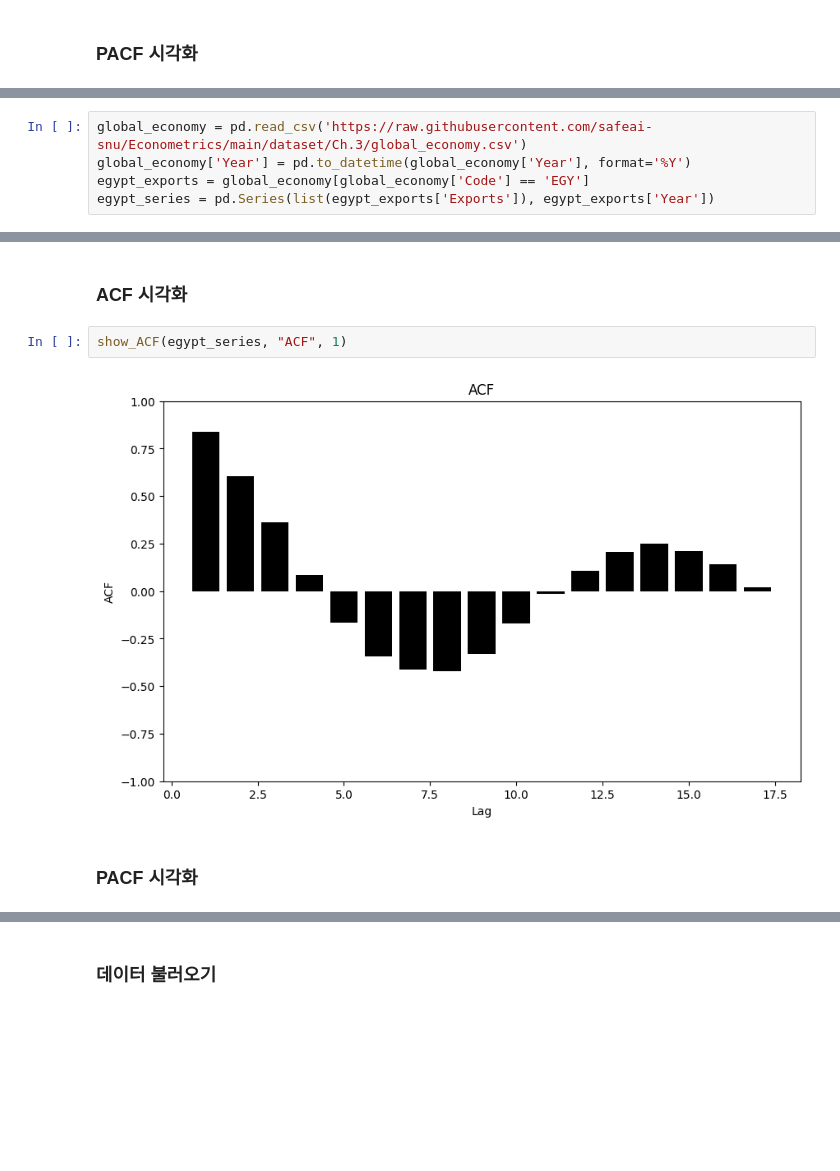
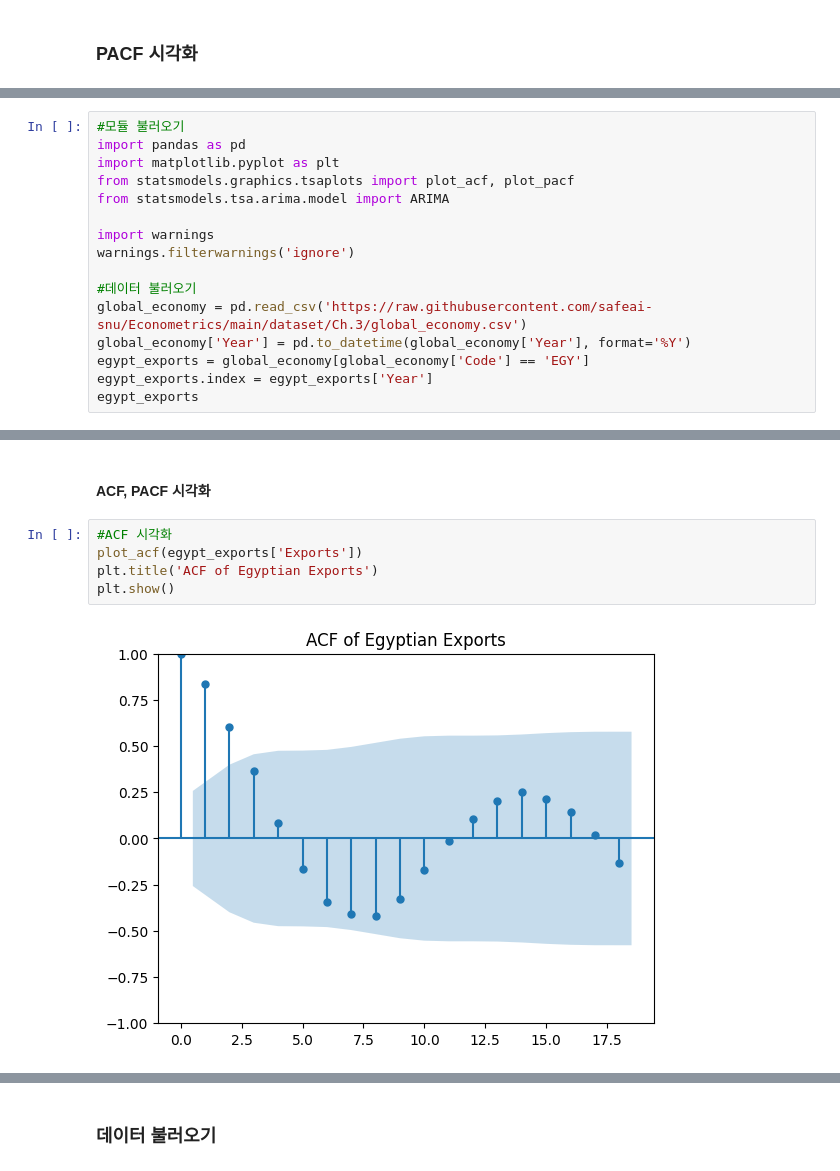
Before and after one commit to safeai-snu/Econometrics, a Jupyter notebook: Ch3.2.ARIMA.ipynb, the cells around one changed output, grey strips where cells are left out. Cells and saved outputs as stored; diff of their text form; blank space fills up the shorter version.

```diff
--- a/Ch3.2.ARIMA.ipynb
+++ b/Ch3.2.ARIMA.ipynb
@@ -268,5 +535,16 @@ show_PACF(ex_MA2_2, "theta = .95")
 # %%
+#모듈 불러오기
+import pandas as pd
+import matplotlib.pyplot as plt
+from statsmodels.graphics.tsaplots import plot_acf, plot_pacf
+from statsmodels.tsa.arima.model import ARIMA
+
+import warnings
+warnings.filterwarnings('ignore')
+
+#데이터 불러오기
 global_economy = pd.read_csv('https://raw.githubusercontent.com/safeai-snu/Econometrics/main/dataset/Ch.3/global_economy.csv')
 global_economy['Year'] = pd.to_datetime(global_economy['Year'], format='%Y')
 egypt_exports = global_economy[global_economy['Code'] == 'EGY']
-egypt_series = pd.Series(list(egypt_exports['Exports']), egypt_exports['Year'])
+egypt_exports.index = egypt_exports['Year']
+egypt_exports
@@ -283,11 +580,12 @@ plt.show()
 # %% [output]
 [figure]
 # %% [markdown]
-### ACF 시각화
+#### ACF, PACF 시각화
 # %%
-show_ACF(egypt_series, "ACF", 1)
+#ACF 시각화
+plot_acf(egypt_exports['Exports'])
+plt.title('ACF of Egyptian Exports')
+plt.show()
 # %% [output]
-[figure, old version]
+[figure, new version]
-# %% [markdown]
-### PACF 시각화
 # %%
```
Also changed, not shown: parts of 104 cells of this notebook, 29 other files.
